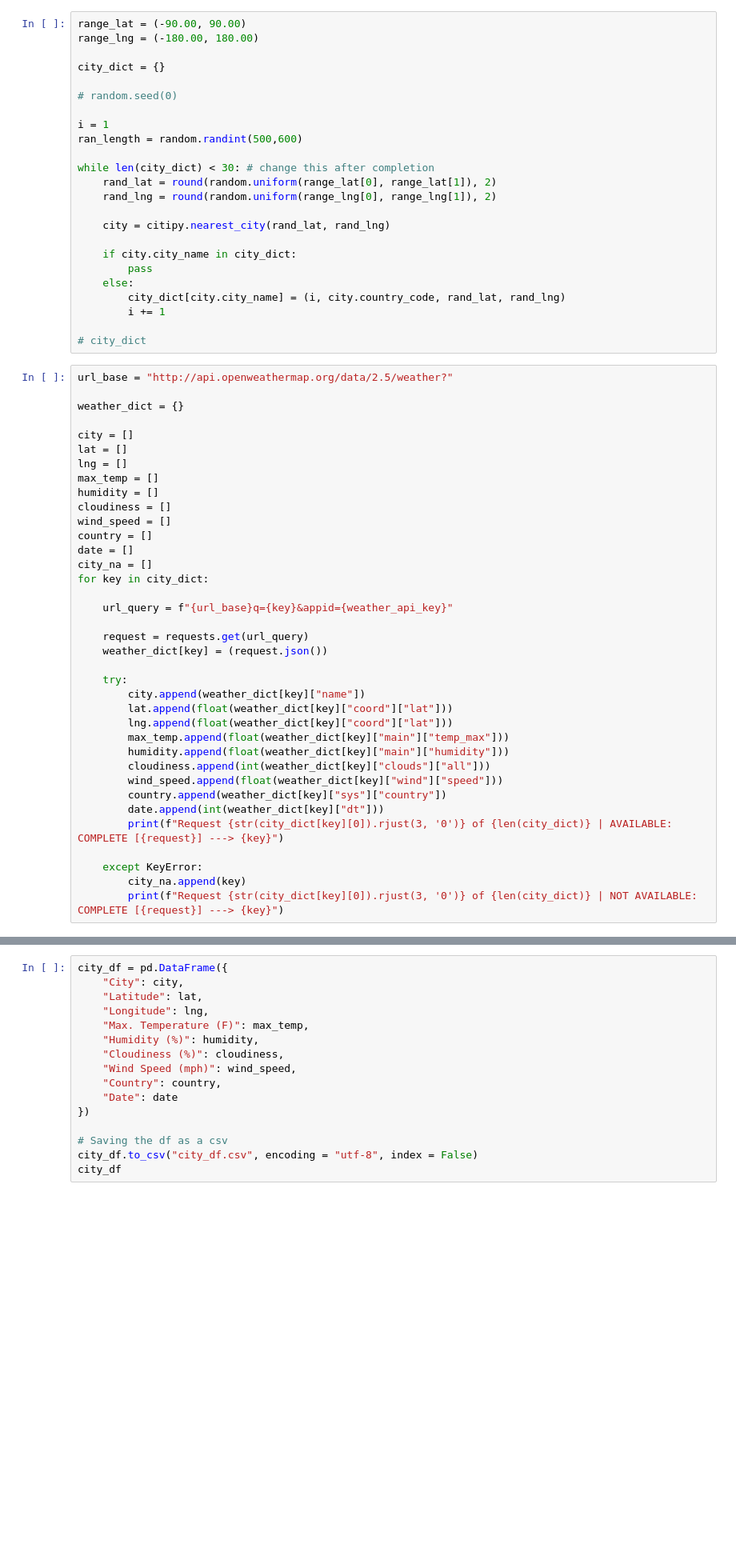
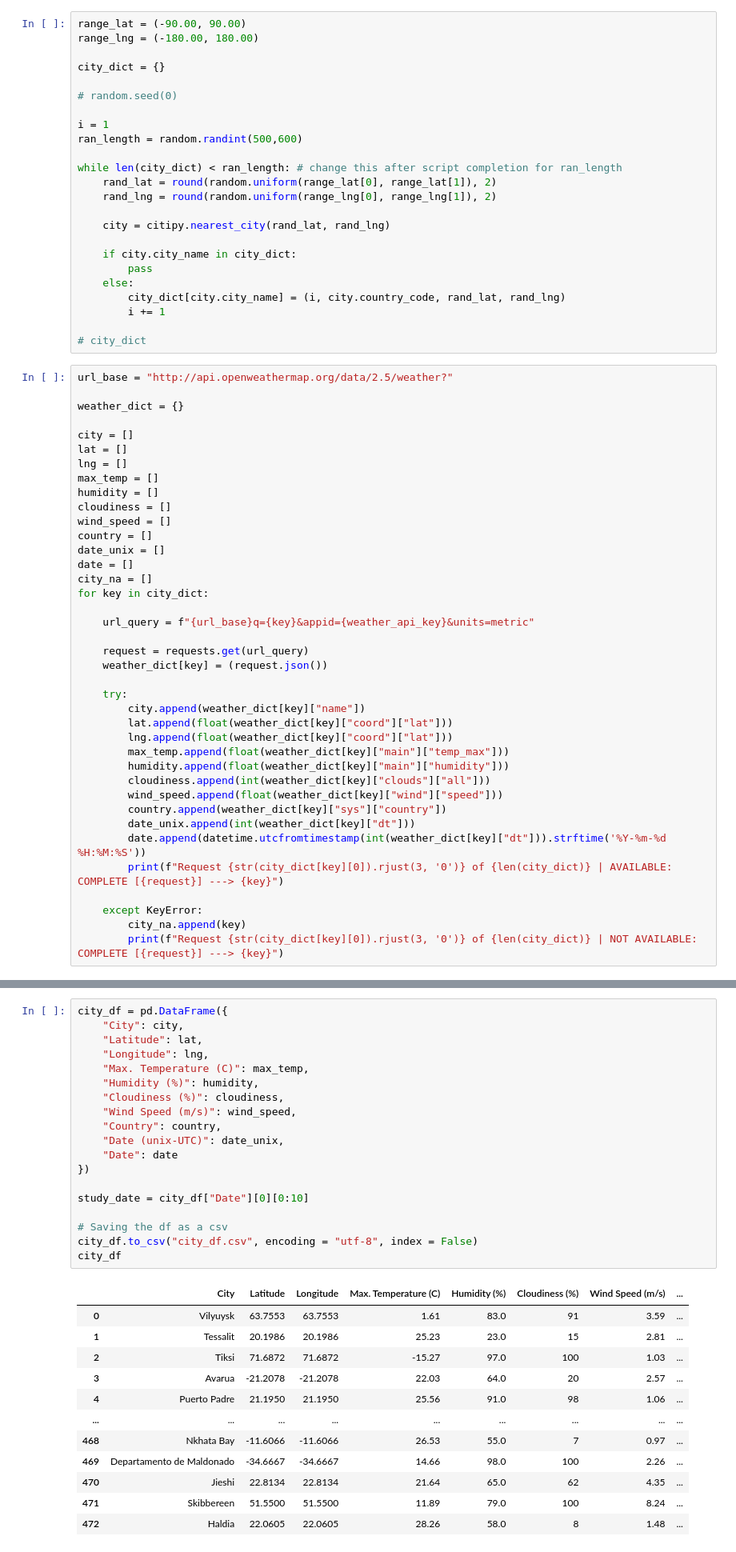
Before and after one commit to P219-C/API-Challenge, a Jupyter notebook: WeatherPy/WeatherPy.ipynb, the cells around one changed output, grey strips where cells are left out. Shown at 80% size. Saved outputs shown, nothing was run; the diff lists cells and outputs as text; blank space fills up the shorter version.

```diff
--- a/WeatherPy/WeatherPy.ipynb
+++ b/WeatherPy/WeatherPy.ipynb
@@ -17,7 +19,7 @@ city_dict = {}
 i = 1
 ran_length = random.randint(500,600)
 
-while len(city_dict) < 30: # change this after completion
+while len(city_dict) < ran_length: # change this after script completion for ran_length
     rand_lat = round(random.uniform(range_lat[0], range_lat[1]), 2)
     rand_lng = round(random.uniform(range_lng[0], range_lng[1]), 2)
 
@@ -43,11 +45,12 @@ humidity = []
 cloudiness = []
 wind_speed = []
 country = []
+date_unix = []
 date = []
 city_na = []
 for key in city_dict:
 
-    url_query = f"{url_base}q={key}&appid={weather_api_key}"
+    url_query = f"{url_base}q={key}&appid={weather_api_key}&units=metric"
 
     request = requests.get(url_query)
     weather_dict[key] = (request.json())
@@ -61,7 +64,8 @@ for key in city_dict:
         cloudiness.append(int(weather_dict[key]["clouds"]["all"]))
         wind_speed.append(float(weather_dict[key]["wind"]["speed"]))
         country.append(weather_dict[key]["sys"]["country"])
-        date.append(int(weather_dict[key]["dt"]))
+        date_unix.append(int(weather_dict[key]["dt"]))
+        date.append(datetime.utcfromtimestamp(int(weather_dict[key]["dt"])).strftime('%Y-%m-%d %H:%M:%S'))
         print(f"Request {str(city_dict[key][0]).rjust(3, '0')} of {len(city_dict)} | AVAILABLE:     COMPLETE [{request}] ---> {key}")
 
     except KeyError:
@@ -85,16 +123,32 @@ else:
 # %%
 city_df = pd.DataFrame({
     "City": city,
     "Latitude": lat,
     "Longitude": lng,
-    "Max. Temperature (F)": max_temp,
+    "Max. Temperature (C)": max_temp,
     "Humidity (%)": humidity,
     "Cloudiness (%)": cloudiness,
-    "Wind Speed (mph)": wind_speed,
+    "Wind Speed (m/s)": wind_speed,
     "Country": country,
+    "Date (unix-UTC)": date_unix,
     "Date": date
 })
+
+study_date = city_df["Date"][0][0:10]
 
 # Saving the df as a csv
 city_df.to_csv("city_df.csv", encoding = "utf-8", index = False)
 city_df
+# %% [output]
+|  | City | Latitude | Longitude | Max. Temperature (C) | Humidity (%) | Cloudiness (%) | Wind Speed (m/s) | ... |
+| 0 | Vilyuysk | 63.7553 | 63.7553 | 1.61 | 83.0 | 91 | 3.59 | ... |
+| 1 | Tessalit | 20.1986 | 20.1986 | 25.23 | 23.0 | 15 | 2.81 | ... |
+| 2 | Tiksi | 71.6872 | 71.6872 | -15.27 | 97.0 | 100 | 1.03 | ... |
+| 3 | Avarua | -21.2078 | -21.2078 | 22.03 | 64.0 | 20 | 2.57 | ... |
+| 4 | Puerto Padre | 21.1950 | 21.1950 | 25.56 | 91.0 | 98 | 1.06 | ... |
+| ... | ... | ... | ... | ... | ... | ... | ... | ... |
+| 468 | Nkhata Bay | -11.6066 | -11.6066 | 26.53 | 55.0 | 7 | 0.97 | ... |
+| 469 | Departamento de Maldonado | -34.6667 | -34.6667 | 14.66 | 98.0 | 100 | 2.26 | ... |
+| 470 | Jieshi | 22.8134 | 22.8134 | 21.64 | 65.0 | 62 | 4.35 | ... |
+| 471 | Skibbereen | 51.5500 | 51.5500 | 11.89 | 79.0 | 100 | 8.24 | ... |
+| 472 | Haldia | 22.0605 | 22.0605 | 28.26 | 58.0 | 8 | 1.48 | ... |
```
Also changed, not shown: parts of 10 cells of this notebook, 6 other files.
